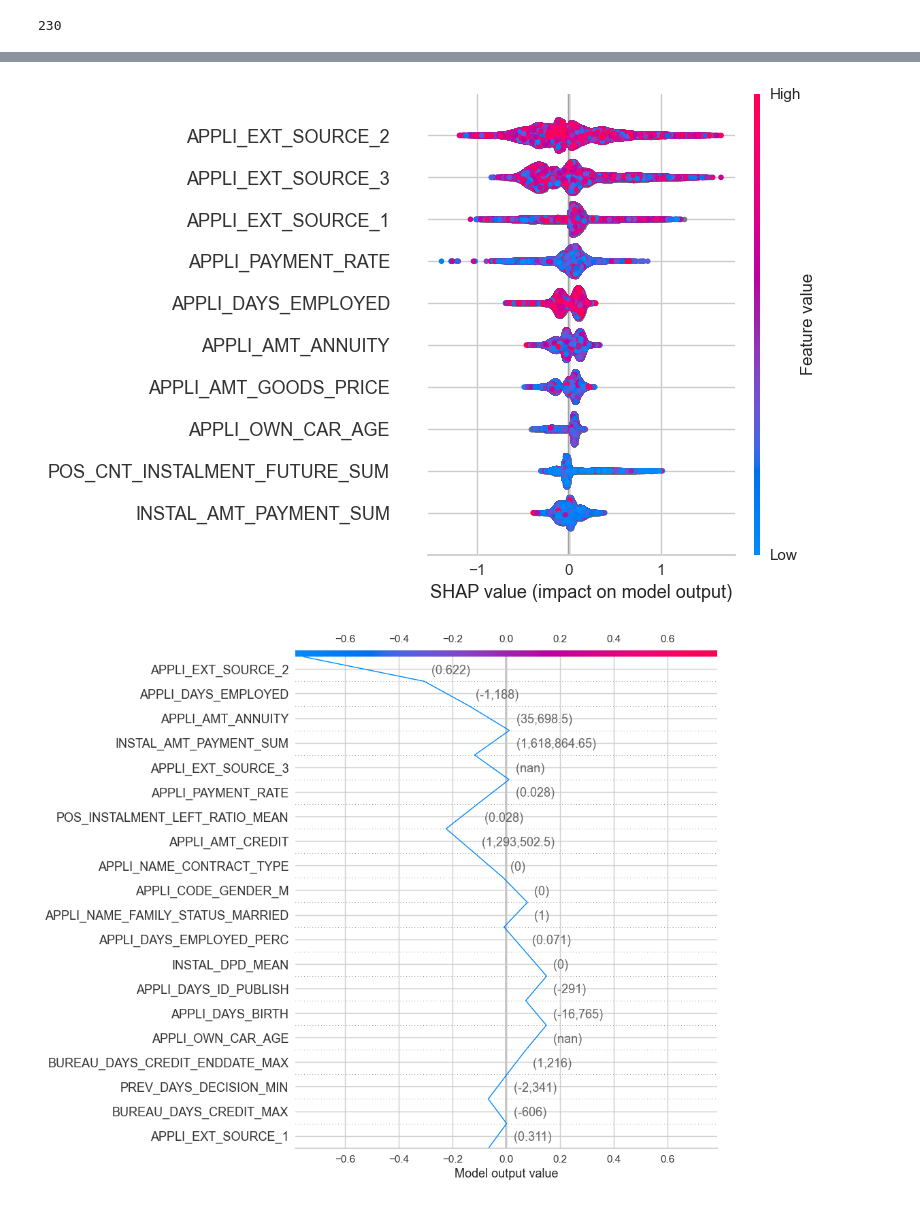
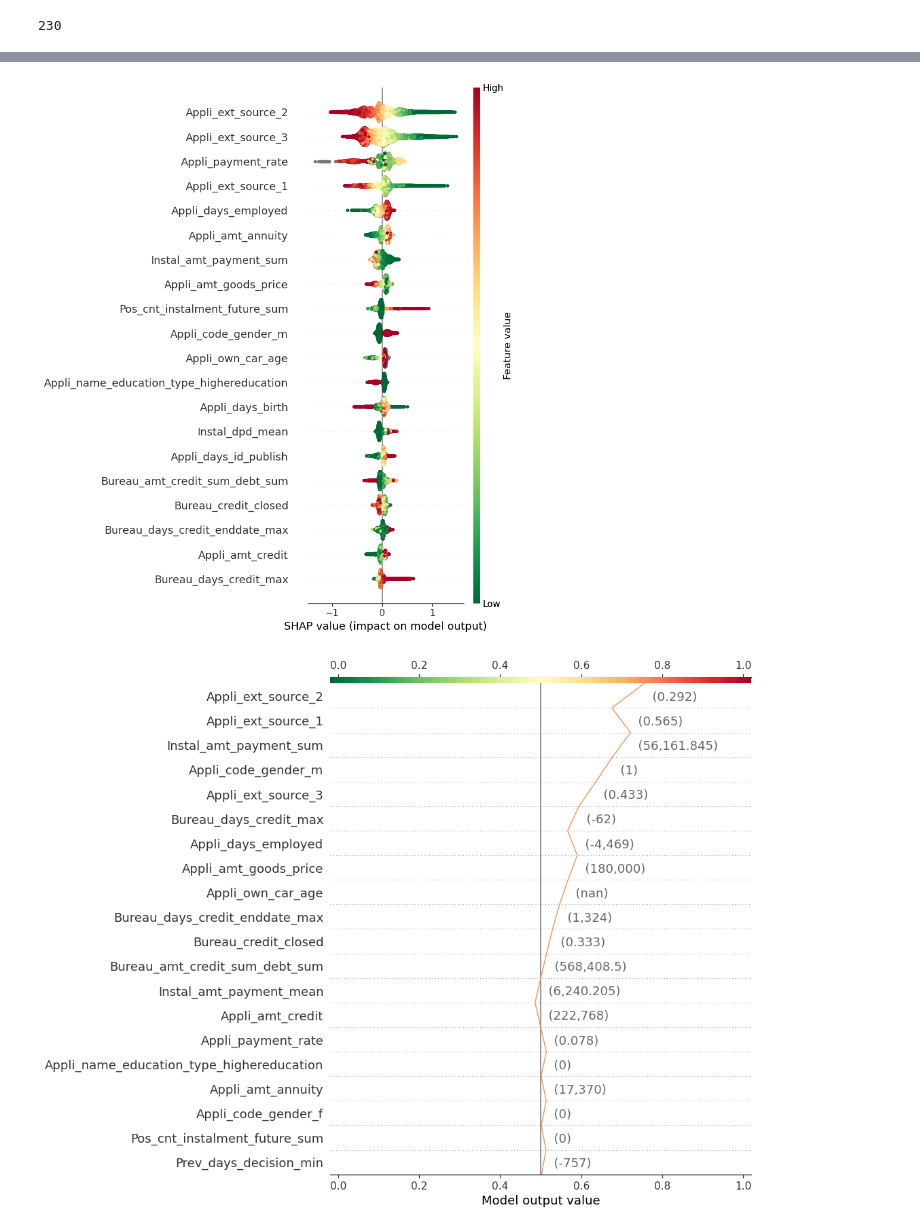
Before and after one commit to cjean-pierre/Openclassrooms, a Jupyter notebook: Data_Scientist/P7_Scoring/P7_SHAP_ANALYSIS.ipynb, the cells around one changed output, grey strips where cells are left out. Cells and saved outputs as stored; diff of their text form; code cells hidden in the pictures.

```diff
--- a/Data_Scientist/P7_Scoring/P7_SHAP_ANALYSIS.ipynb
+++ b/Data_Scientist/P7_Scoring/P7_SHAP_ANALYSIS.ipynb
@@ -77,0 +105,3 @@ population  282686.0   24825.0             None
+# %%
+with timer("Run lgbm shap"):
+    sub_preds, contribs, feats = lgbm_shap(train_df, test_df, contrib=True)
@@ -98,3 +139,3 @@ contribs.shape
 # %%
-shap_values=contribs[:,:-1]
+shap_contribs=contribs[:,:-1]
 # %%
@@ -110,11 +151,11 @@ exp_values.shape
 # %%
-feat_names=list(train_df.columns[2:])
+feat_names=[feat.capitalize() for feat in feats]
 # %%
 len(feat_names)
 # %% [output]
 230
 # %%
-Xshap=np.array(train_df.iloc[:,2:])
+Xshap=np.array(test_df[feats])
 # %%
 Xshap.shape
 # %% [output]
@@ -122,9 +163,9 @@ Xshap.shape
 # %%
-shap.summary_plot(shap_values, Xshap, feature_names=feat_names, max_display=10)
+shap.summary_plot(shap_contribs, Xshap, feature_names=feat_names, max_display=20, cmap="RdYlGn_r")
 # %% [output]
-[figure, old version]
+[figure, new version]
 # %%
-shap.decision_plot(exp_values[1],shap_values[1], Xshap[1], feature_names=feat_names)
+shap.decision_plot(exp_contribs[1],shap_contribs[1], Xshap[1], feature_names=feat_names, link='logit',plot_color="RdYlGn_r")
 # %% [output]
-[figure, old version]
+[figure, new version]
 # %%
```
Also changed, not shown: parts of 40 cells of this notebook.
